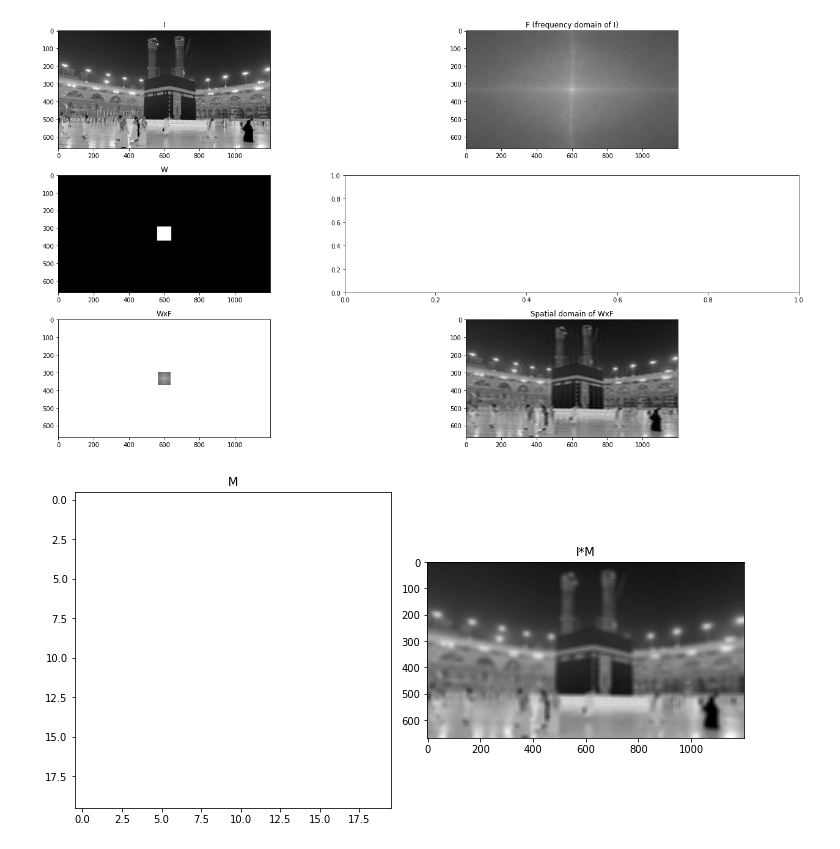
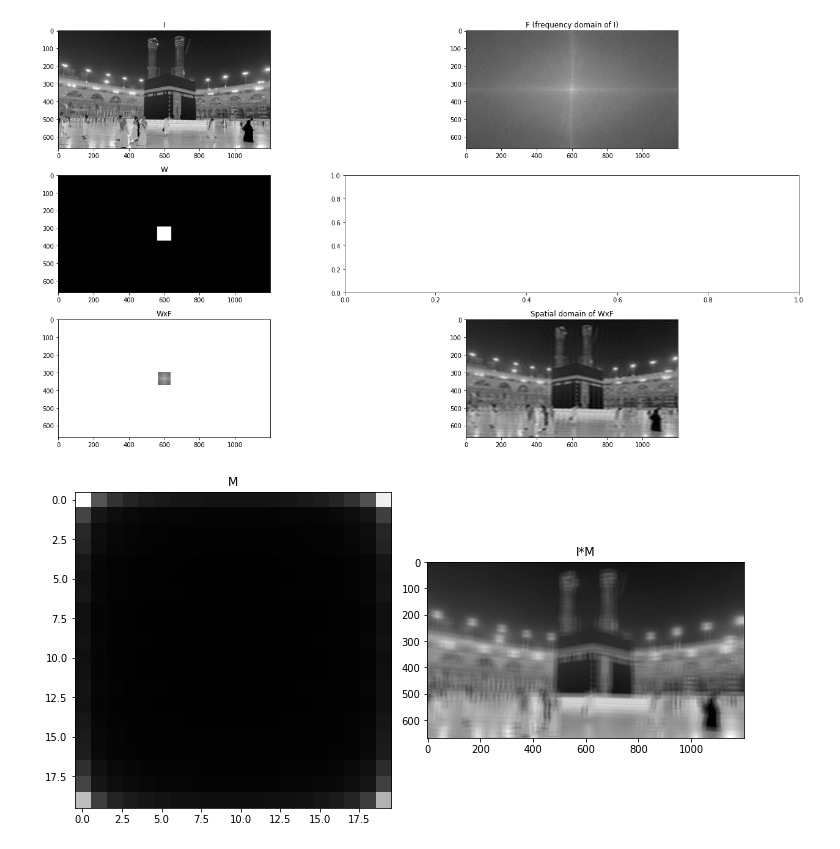
Before and after one commit to heshameraqi/Image_Processing_Computer_Vision_1, a Jupyter notebook: ConvTheory_Exercise.ipynb, the cells around one changed output. Cells and saved outputs as stored; diff of their text form; code cells hidden in the pictures.

```diff
--- a/ConvTheory_Exercise.ipynb
+++ b/ConvTheory_Exercise.ipynb
@@ -64,20 +74,20 @@ Picture1.jpg        100%[===================>]  75.72K  --.-KB/s    in 0.006s
 [figure]
 # %%
 # Step 5
-# M = np.fft.ifft2(W)
-size = 20
-M = np.ones((size,size))/(size*size)
-magnitude_M  = np.abs(M)
+M = np.fft.ifft2(W)
+magnitude_M = np.abs(M)
+magnitude_M = cv2.resize(magnitude_M, (20,20))
+magnitude_M = magnitude_M/sum(sum(magnitude_M))
 
 # Step 6
 R2 = cv2.filter2D(I, -1, kernel=magnitude_M)
 
 # Visualize
 fig, ax = plt.subplots(1,2, figsize=(10,6))
 ax[0].title.set_text('M')
-ax[0].imshow( magnitude_M, cmap='gray', vmin=0, vmax=1/(size*size) )
+ax[0].imshow( magnitude_M, cmap='gray', vmin=0, vmax=np.max(magnitude_M) )
 ax[1].title.set_text('I*M')
 ax[1].imshow( R2, cmap='gray' )
 plt.tight_layout()
 # %% [output]
-[figure, old version]
+[figure, new version]
```
Also changed, not shown: parts of 1 cell of this notebook.
